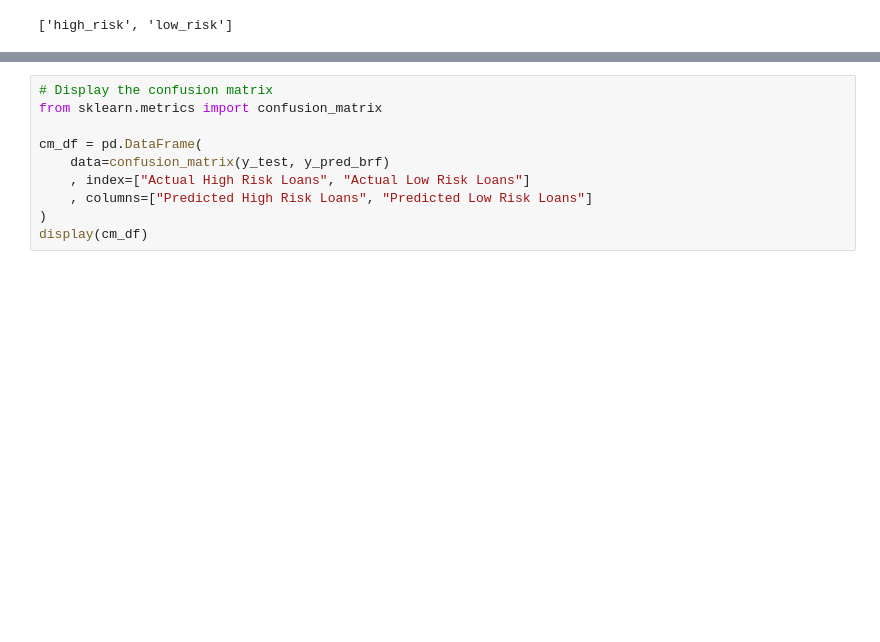
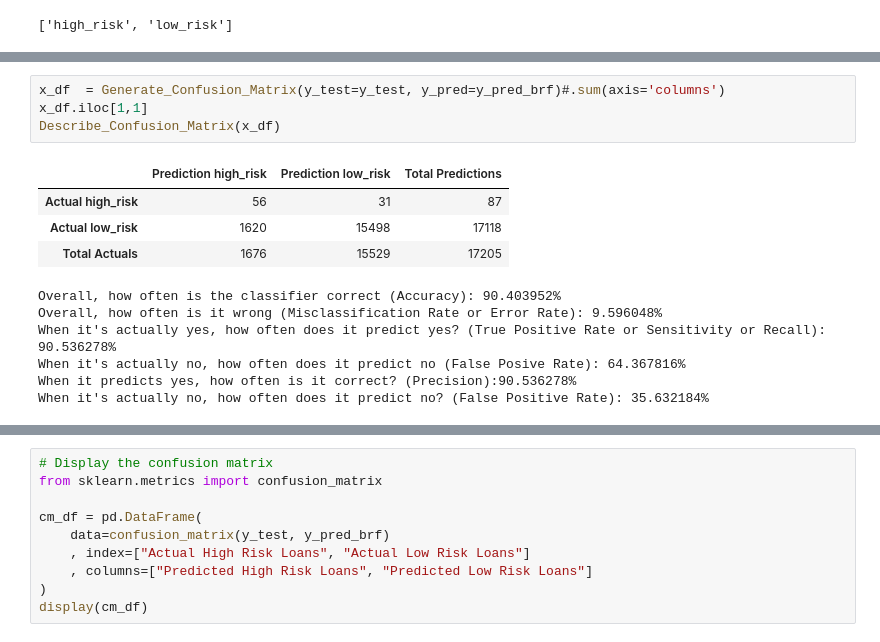
Before and after one commit to etholpalmer/Classification-of-Risk-with-ML, a Jupyter notebook: credit_risk_ensemble.ipynb, the cells around one changed output, grey strips where cells are left out. Cells and saved outputs as stored; diff of their text form; blank space fills up the shorter version.

Commit message:
Created the Description Fn for the CF Matrix

```diff
--- a/credit_risk_ensemble.ipynb
+++ b/credit_risk_ensemble.ipynb
@@ -175,0 +209,15 @@ Generate_Confusion_Matrix(y_test=y_test, y_pred=y_pred_brf)
+# %%
+x_df  = Generate_Confusion_Matrix(y_test=y_test, y_pred=y_pred_brf)#.sum(axis='columns')
+x_df.iloc[1,1]
+Describe_Confusion_Matrix(x_df)
+# %% [output]
+|  | Prediction high_risk | Prediction low_risk | Total Predictions |
+| Actual high_risk | 56 | 31 | 87 |
+| Actual low_risk | 1620 | 15498 | 17118 |
+| Total Actuals | 1676 | 15529 | 17205 |
+Overall, how often is the classifier correct (Accuracy): 90.403952%
+Overall, how often is it wrong (Misclassification Rate or Error Rate): 9.596048%
+When it's actually yes, how often does it predict yes? (True Positive Rate or Sensitivity or Recall): 90.536278%
+When it's actually no, how often does it predict no (False Posive Rate): 64.367816%
+When it predicts yes, how often is it correct? (Precision):90.536278%
+When it's actually no, how often does it predict no? (False Positive Rate): 35.632184%
```
Also changed, not shown: parts of 4 cells of this notebook.
